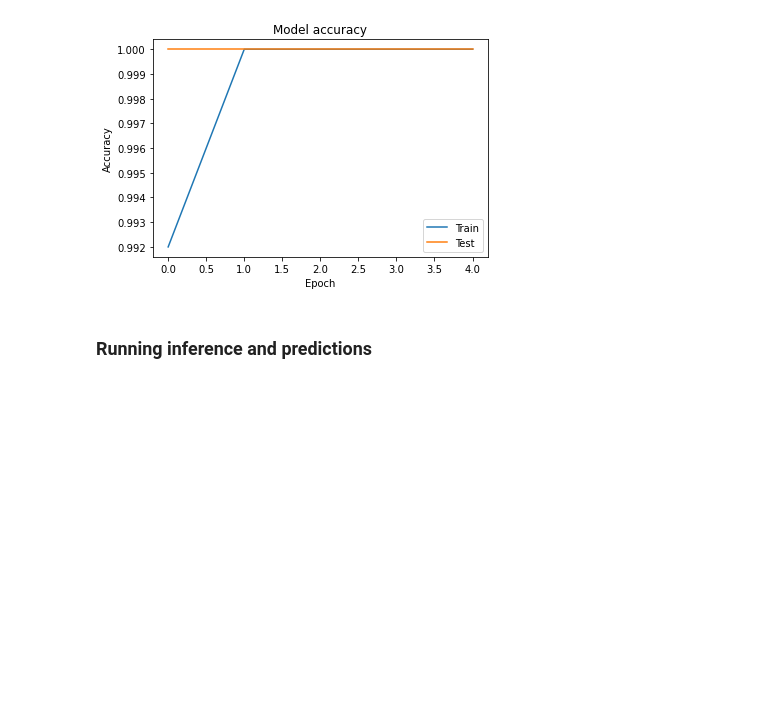
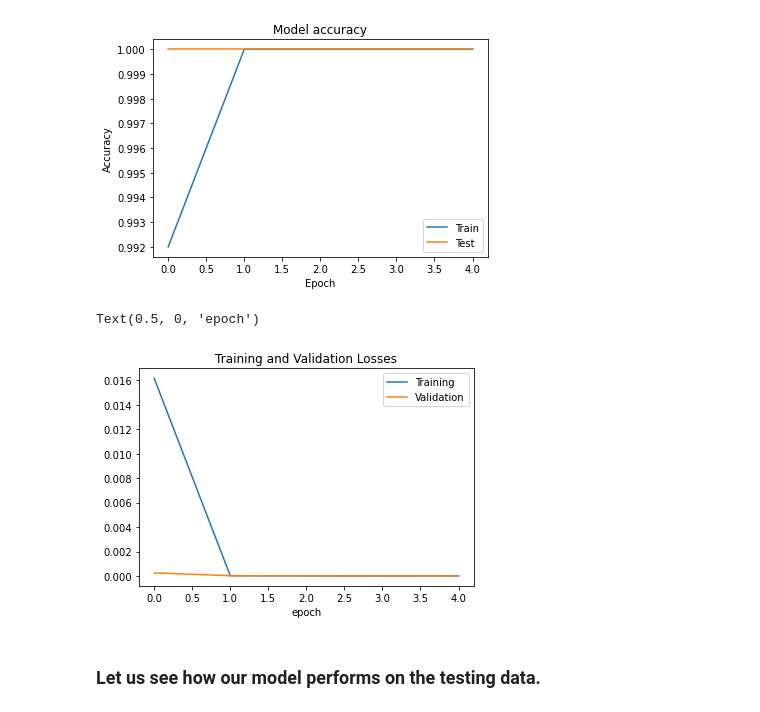
Before and after one commit to AntoineMik/AI-Facemask-detection, a Jupyter notebook: facemaskid.ipynb, the cells around one changed output. Drawn from its saved outputs; the diff is of its cells as text; code cells hidden in the pictures; blank space fills up the shorter version.

```diff
--- a/facemaskid.ipynb
+++ b/facemaskid.ipynb
@@ -874,5 +893,15 @@ plt.legend(['Train', 'Test'])
 plt.show()
 # %% [output]
 [figure]
-# %% [markdown]
-### Running inference and predictions
+# %%
+# Plot graph between training and validation loss
+plt.plot(history.history['loss'])
+plt.plot(history.history['val_loss'])
+plt.legend(['Training', 'Validation'])
+plt.title('Training and Validation Losses')
+plt.xlabel('epoch')
+# %% [output]
+Text(0.5, 0, 'epoch')
+[figure, added]
+# %% [markdown]
+### Let us see how our model performs on the testing data.
```
Also changed, not shown: parts of 30 cells of this notebook.
